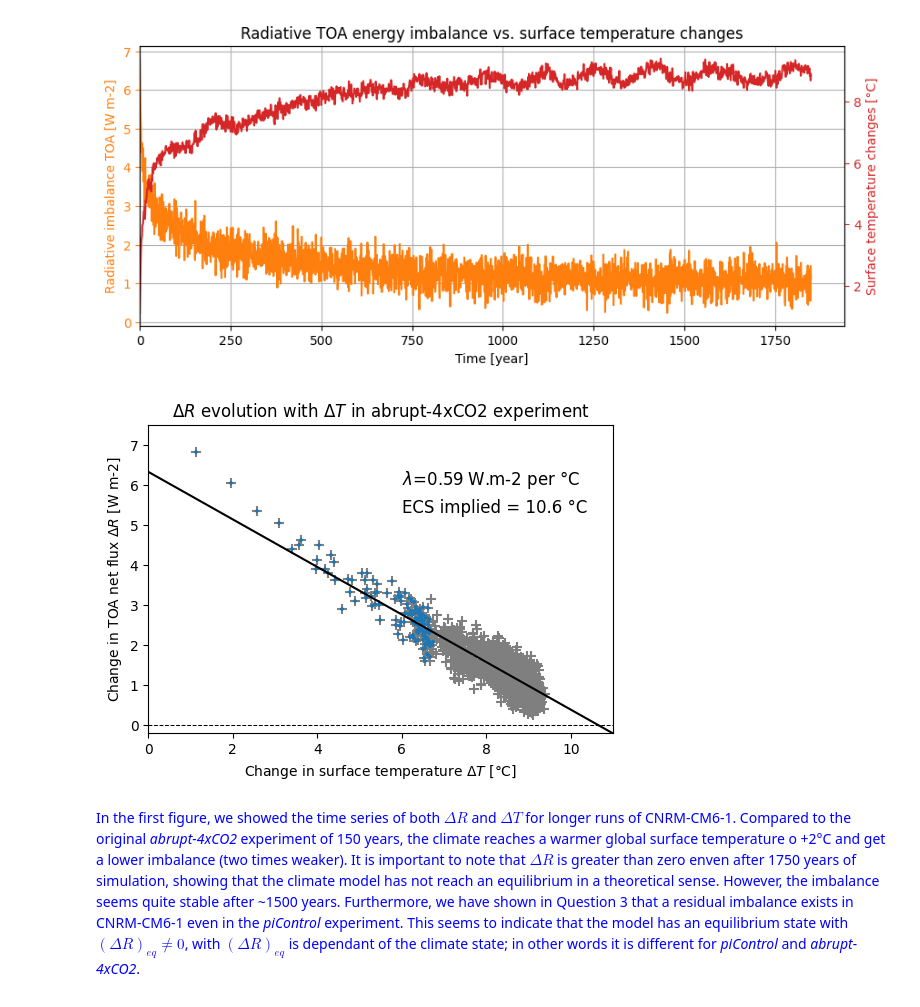
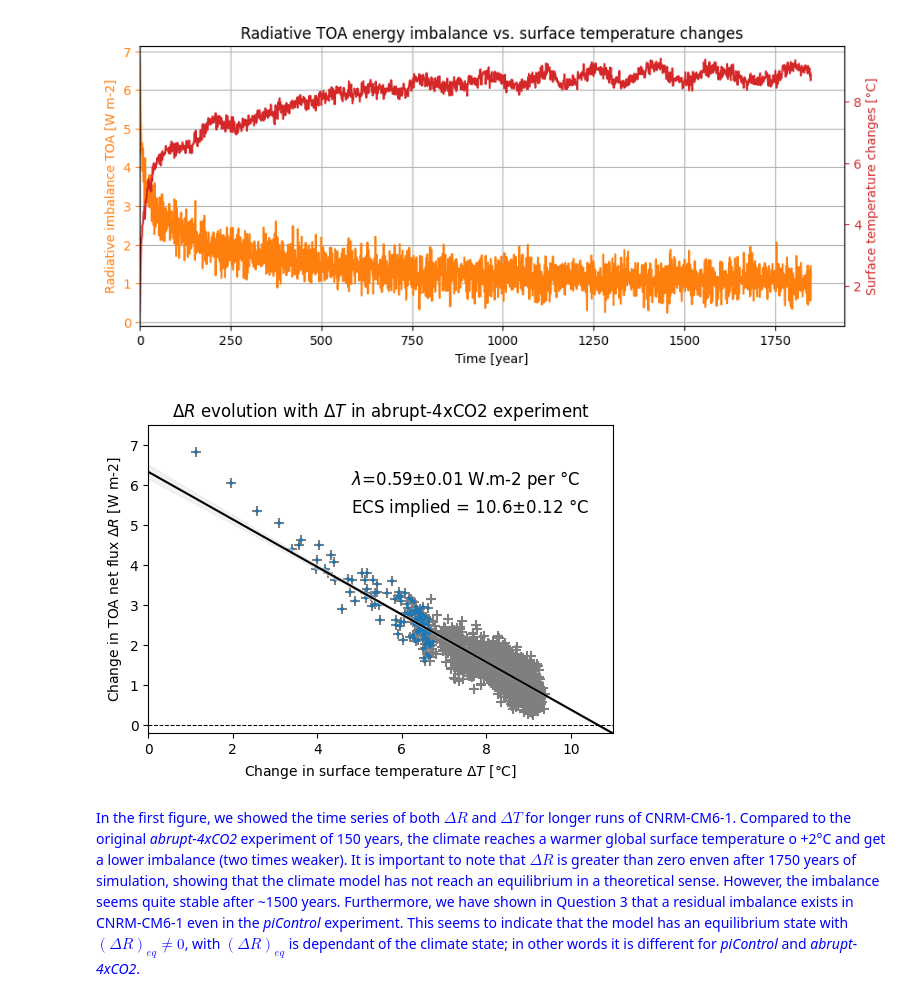
Before and after one commit to acsed-dot/TP-MSOAC-Climate_change, a Jupyter notebook: topics/1-CNRM-CM6-1_idealized_CO2_forcing.ipynb, the cells around one changed output. Drawn from its saved outputs; the diff is of its cells as text; code cells hidden in the pictures.

```diff
--- a/topics/1-CNRM-CM6-1_idealized_CO2_forcing.ipynb
+++ b/topics/1-CNRM-CM6-1_idealized_CO2_forcing.ipynb
@@ -576,35 +597,55 @@ _ = ax.set_title("Radiative TOA energy imbalance vs. surface temperature changes
 # %%
 # plot
 fig, ax = plt.subplots(1,1, figsize=(6, 4))
 
 ax.scatter( dT_long, dR_long, marker='+', s=50, c='tab:grey')
 ax.scatter( dT, dR,           marker='+', s=5, c='tab:blue')
 
 # compute linear trend (lambda) and ECS
-x         = np.vstack([dT_long, np.ones(len(dT_long))]).T
-coef2, R0 = np.linalg.lstsq(x, dR_long, rcond=-1)[0]
+lreg      = scipy.stats.linregress(dT_long, dR_long)
 
+coef2, R0 = lreg.slope, lreg.intercept
 ecs_long  = -R0 / coef2  # dT = -dR/lambda
 
-# plot trend
+# compute 95% confidence interval
+alpha   = 0.05
+tvalue  = scipy.stats.t.ppf( 1 - (alpha/2), len(dT_long)-2 )  # Student test
+stderr  = lreg.stderr * np.sqrt(np.var(dT_long.data, ddof=1)*(len(dT_long)-1))
+
+x       = np.linspace(0, 11, 100)
+pred    = lreg.slope * x + lreg.intercept
+ci95    = stderr * (np.sqrt( (1/len(dT_long))
+                            + ((dT_long - np.mean(dT_long))**2)/np.sum((dT_long-np.mean(dT_long))**2)))
+fit     = np.polyfit(dT_long, ci95, 2)
+ci95    = np.polyval(fit, x)
+
+coef2_ci = tvalue*lreg.stderr
+long_ci  = tvalue*lreg.intercept_stderr
+
+
+# plot trend + confident intervals
 ax.plot( np.linspace(0, 11, 100), coef2 * np.linspace(0, 11, 100) + R0, ls='-', c='k')
 
+ax.fill_between( x, pred+(tvalue*ci95), pred-(tvalue*ci95), alpha=0.5,
+                                            color=(.9,.9,.9), label='95% confident interval')
+
 # add ECS on plot
-ax.text(6, 6,   r"$\lambda$={:.2f} W.m-2 per °C".format(-coef2), fontsize=12,  c='k')
-ax.text(6, 5.3, r"ECS implied = {:.1f} °C".format(ecs_long),     fontsize=12,  c='k')
+ax.text(4.8, 6, r"$\lambda$={:.2f}$\pm${:.2f} W.m-2 per °C".format(-coef2, coef2_ci), fontsize=12,  c='k')
+ax.text(4.8, 5.3, r"ECS implied = {:.1f}$\pm${:.2f} °C".format(ecs_long, long_ci),    fontsize=12,  c='k')
+
 
 # plot y=0 line
 ax.plot( [0, 11], [0, 0], ls='--', lw=0.75, c='k')
 
 # axe properties
 ax.set_xlim((0, 11))
 ax.set_ylim((-0.2, 7.5))
 ax.set_xlabel(r'Change in surface temperature $\Delta T$ [°C]')
 ax.set_ylabel(r'Change in TOA net flux $\Delta R$ [W m-2]')
 
 _ = ax.set_title(r"$\Delta R$ evolution with $\Delta T$ in abrupt-4xCO2 experiment")
 # %% [output]
-[figure, old version]
+[figure, new version]
 # %% [markdown]
 <font color="blue">
 
```
Also changed, not shown: parts of 5 cells of this notebook.
